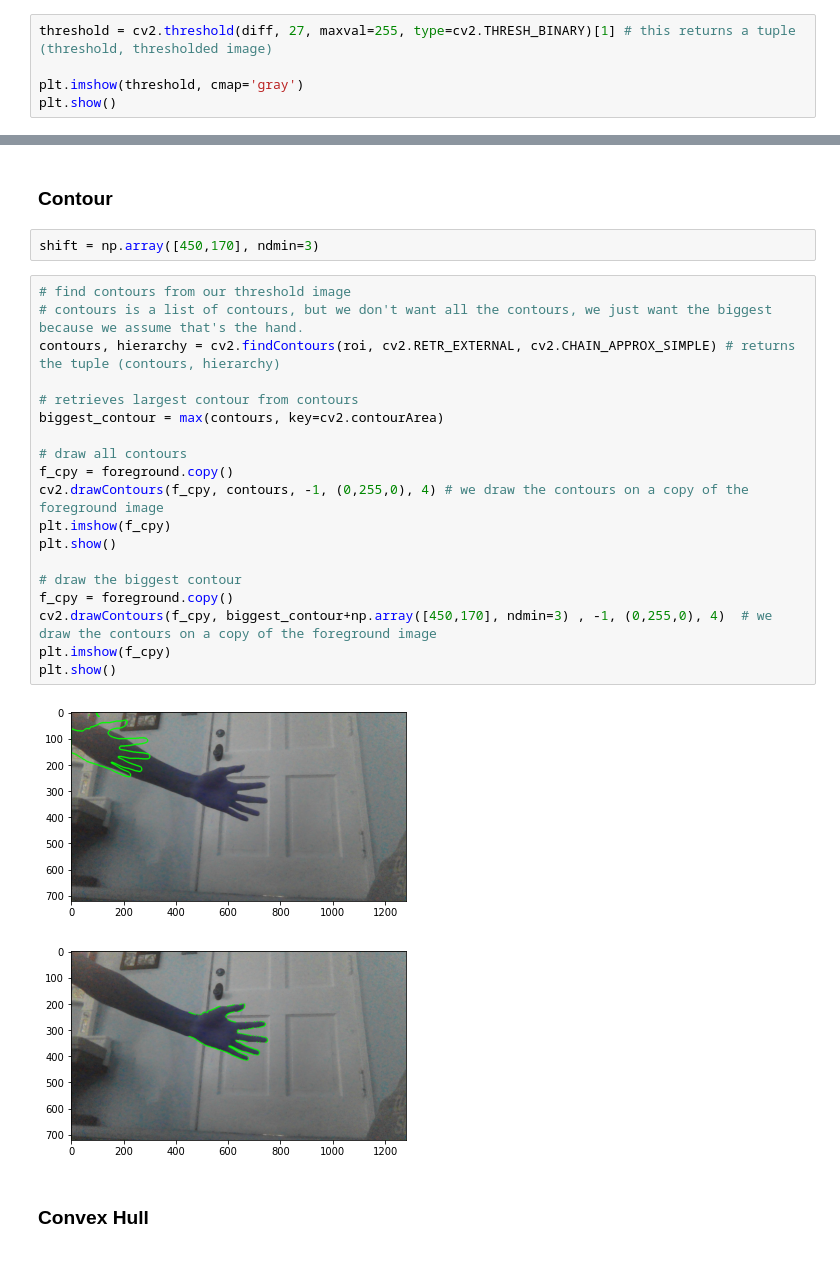
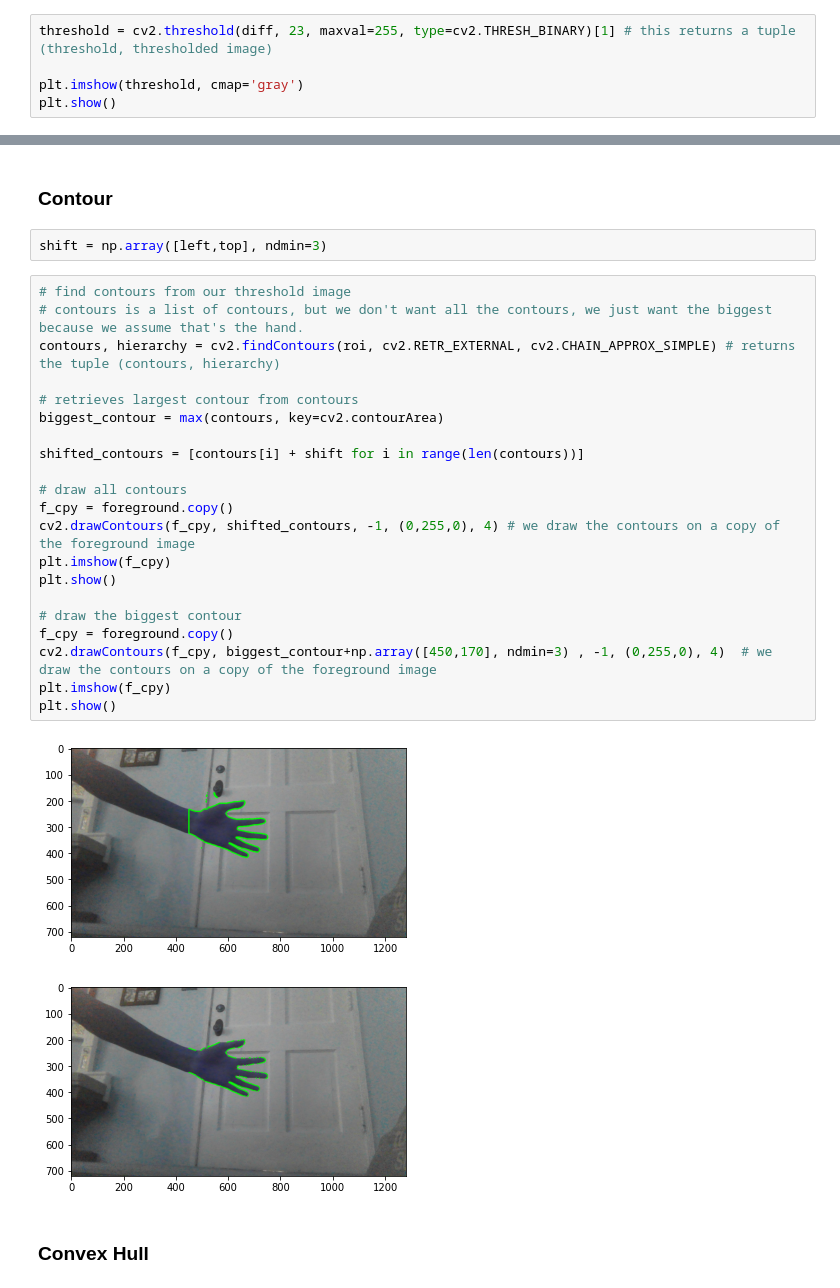
Before and after one commit to roostingcat/gesture_recog, a Jupyter notebook: dummy.ipynb, the cells around one changed output, grey strips where cells are left out. Drawn from its saved outputs; the diff is of its cells as text.

```diff
--- a/dummy.ipynb
+++ b/dummy.ipynb
@@ -72,7 +73,7 @@ plt.show()
 # %% [markdown]
 ### Threshold
 # %%
-threshold = cv2.threshold(diff, 27, maxval=255, type=cv2.THRESH_BINARY)[1] # this returns a tuple (threshold, thresholded image)
+threshold = cv2.threshold(diff, 23, maxval=255, type=cv2.THRESH_BINARY)[1] # this returns a tuple (threshold, thresholded image)
 
 plt.imshow(threshold, cmap='gray')
 plt.show()
@@ -91,28 +92,30 @@ plt.show()
 # %% [markdown]
 ### Contour
 # %%
-shift = np.array([450,170], ndmin=3)
+shift = np.array([left,top], ndmin=3)
 # %%
 # find contours from our threshold image
 # contours is a list of contours, but we don't want all the contours, we just want the biggest because we assume that's the hand.
 contours, hierarchy = cv2.findContours(roi, cv2.RETR_EXTERNAL, cv2.CHAIN_APPROX_SIMPLE) # returns the tuple (contours, hierarchy)
 
 # retrieves largest contour from contours
 biggest_contour = max(contours, key=cv2.contourArea)
 
+shifted_contours = [contours[i] + shift for i in range(len(contours))]
+
 # draw all contours
 f_cpy = foreground.copy()
-cv2.drawContours(f_cpy, contours, -1, (0,255,0), 4) # we draw the contours on a copy of the foreground image
+cv2.drawContours(f_cpy, shifted_contours, -1, (0,255,0), 4) # we draw the contours on a copy of the foreground image
 plt.imshow(f_cpy)
 plt.show()
 
 # draw the biggest contour
 f_cpy = foreground.copy()
 cv2.drawContours(f_cpy, biggest_contour+np.array([450,170], ndmin=3) , -1, (0,255,0), 4)  # we draw the contours on a copy of the foreground image
 plt.imshow(f_cpy)
 plt.show()
 # %% [output]
-[figure, old version]
+[figure, new version]
 [figure]
 # %% [markdown]
 ### Convex Hull
```
Also changed, not shown: parts of 12 cells of this notebook.
